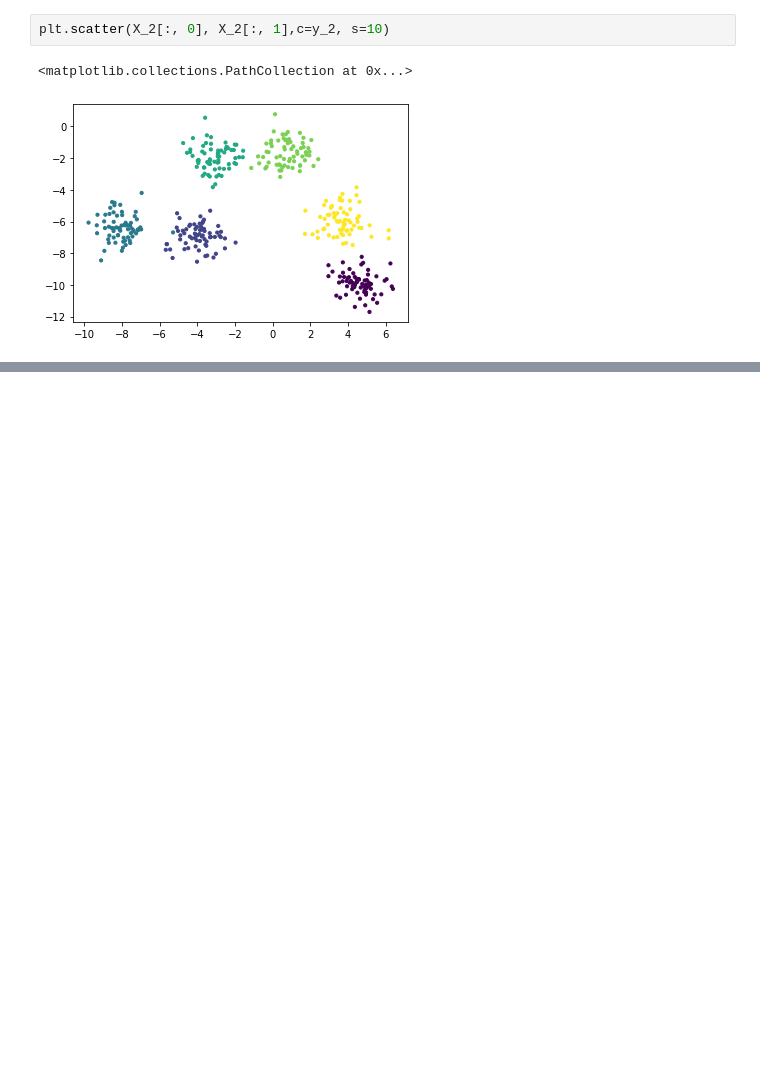
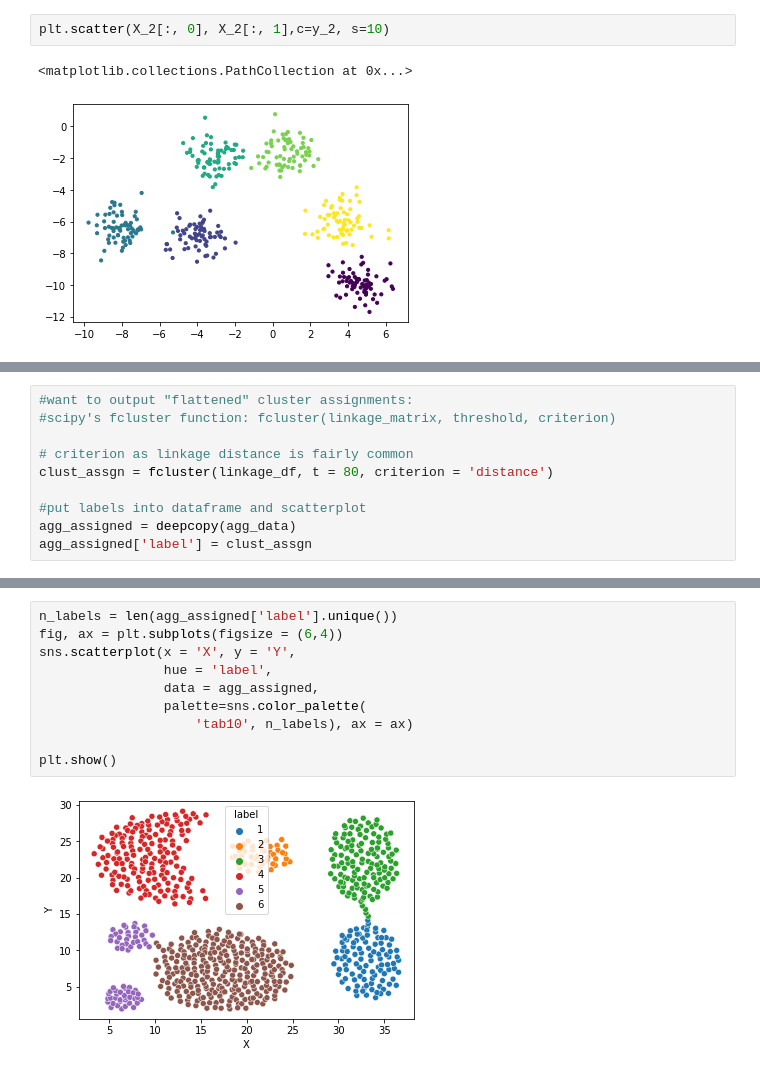
Before and after one commit to MusaAbbasi/DSNYC080822, a Jupyter notebook: Phase_4_notes.ipynb, the cells around one changed output, grey strips where cells are left out. Drawn from its saved outputs; the diff is of its cells as text; blank space fills up the shorter version.

```diff
--- a/Phase_4_notes.ipynb
+++ b/Phase_4_notes.ipynb
@@ -151,0 +298,10 @@ plt.scatter(X_2[:, 0], X_2[:, 1],c=y_2, s=10)
+# %%
+#want to output "flattened" cluster assignments:
+#scipy's fcluster function: fcluster(linkage_matrix, threshold, criterion)
+
+# criterion as linkage distance is fairly common
+clust_assgn = fcluster(linkage_df, t = 80, criterion = 'distance')
+
+#put labels into dataframe and scatterplot
+agg_assigned = deepcopy(agg_data)
+agg_assigned['label'] = clust_assgn
@@ -151,0 +324,12 @@ plt.scatter(X_2[:, 0], X_2[:, 1],c=y_2, s=10)
+# %%
+n_labels = len(agg_assigned['label'].unique())
+fig, ax = plt.subplots(figsize = (6,4))
+sns.scatterplot(x = 'X', y = 'Y',
+                hue = 'label',
+                data = agg_assigned,
+                palette=sns.color_palette(
+                    'tab10', n_labels), ax = ax)
+
+plt.show()
+# %% [output]
+[figure, added]
```
Also changed, not shown: parts of 33 cells of this notebook.
